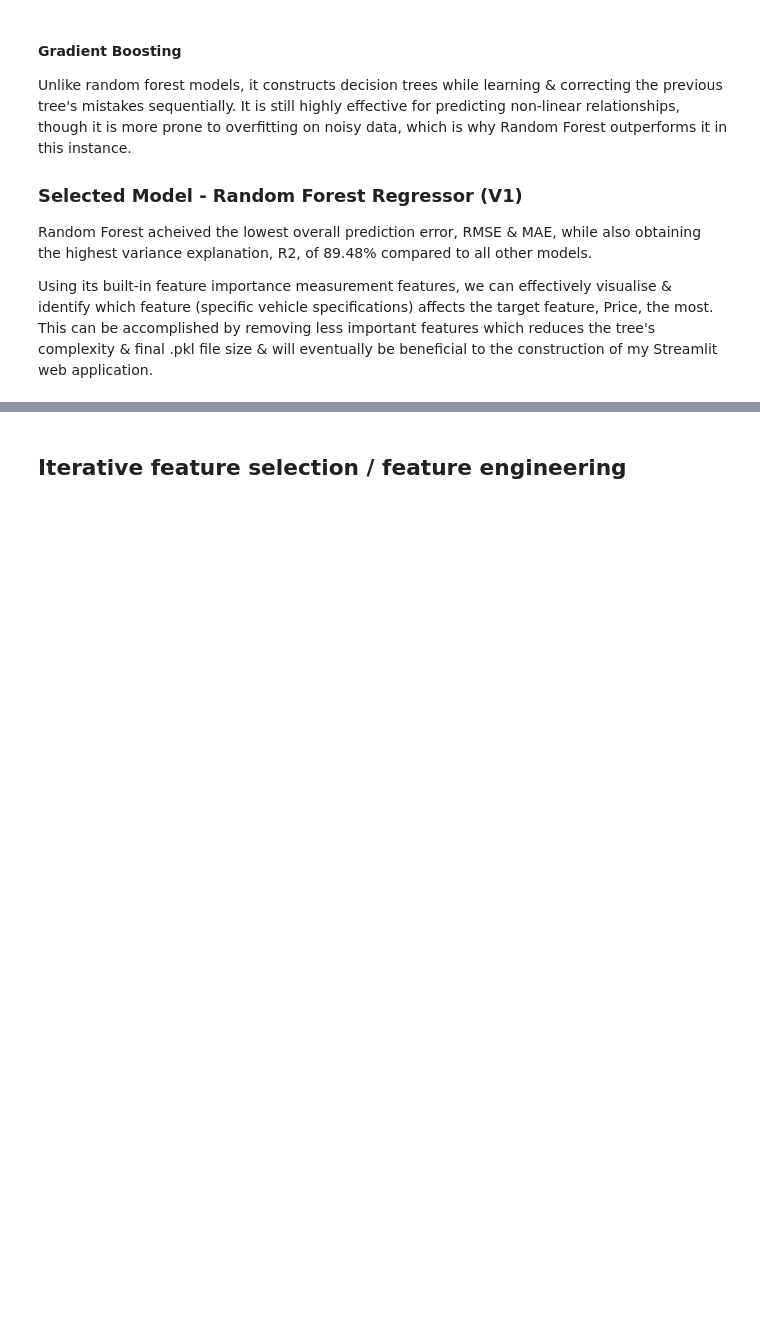
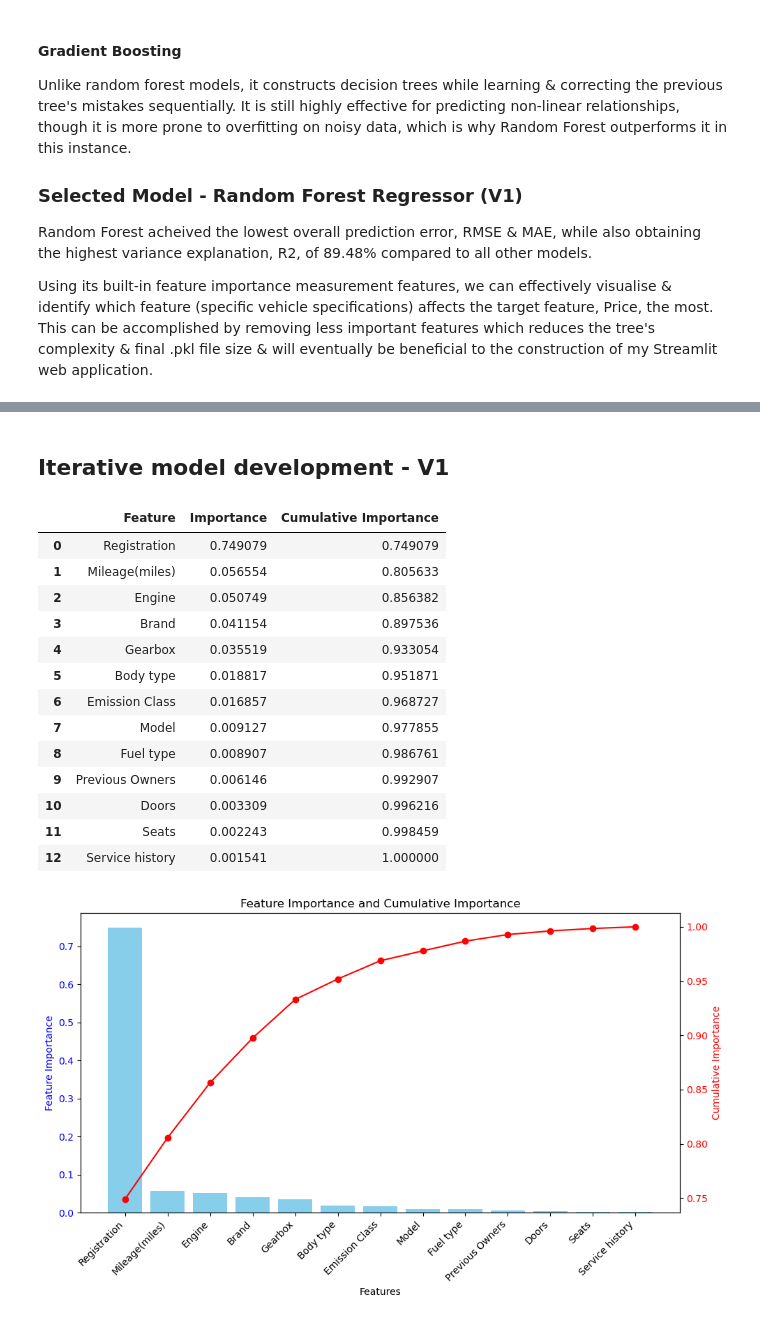
Before and after one commit to CommieDTP/MLDP2026-Used-Car-Price-Prediction, a Jupyter notebook: Car_Prices_Prediction_mldp.ipynb, the cells around one changed output, grey strips where cells are left out. Drawn from its saved outputs; the diff is of its cells as text; code cells hidden in the pictures; blank space fills up the shorter version.

```diff
--- a/Car_Prices_Prediction_mldp.ipynb
+++ b/Car_Prices_Prediction_mldp.ipynb
@@ -718,2 +896,60 @@ Using its built-in feature importance measurement features, we can effectively v
 # %% [markdown]
-## Iterative feature selection / feature engineering
+## Iterative model development - V1
+# %%
+## Further feature engineering / feature selection
+## Retreive feature importance from trained model
+df_dt_feat_impt = pd.DataFrame({
+    'Feature' : X_train.columns,
+    'Importance' : best_rs_rf_model.feature_importances_
+    })
+
+## Keep original important OHE features for further filtering below
+original_impt_features = df_dt_feat_impt.copy()
+
+## Obtain original feature from OHE feature names
+df_dt_feat_impt['Feature'] = df_dt_feat_impt['Feature'].str.rsplit('_', n=1).str[0]
+df_dt_feat_impt = df_dt_feat_impt.groupby('Feature')['Importance'].sum().sort_values(ascending=False).reset_index()
+
+## Calculate cumulative importance
+df_dt_feat_impt['Cumulative Importance'] = df_dt_feat_impt['Importance'].cumsum()
+
+display(df_dt_feat_impt)
+
+## Plot feature importance and cumulative importance
+
+fig, ax1 = plt.subplots(figsize=(10, 6))
+
+# Bar chart for feature importance
+
+ax1.bar(df_dt_feat_impt['Feature'], df_dt_feat_impt['Importance'], color='skyblue')
+ax1.set_xlabel('Features')
+ax1.set_ylabel('Feature Importance', color='blue')
+ax1.tick_params(axis='y', labelcolor='blue')
+ax1.set_xticklabels(df_dt_feat_impt['Feature'], rotation=45, ha='right')
+
+# Line chart for cumulative importance
+
+ax2 = ax1.twinx()
+ax2.plot(df_dt_feat_impt['Feature'], df_dt_feat_impt['Cumulative Importance'], color='red', marker='o')
+ax2.set_ylabel('Cumulative Importance', color='red')
+ax2.tick_params(axis='y', labelcolor='red')
+
+plt.title('Feature Importance and Cumulative Importance')
+plt.tight_layout()
+plt.show()
+# %% [output]
+|  | Feature | Importance | Cumulative Importance |
+| 0 | Registration | 0.749079 | 0.749079 |
+| 1 | Mileage(miles) | 0.056554 | 0.805633 |
+| 2 | Engine | 0.050749 | 0.856382 |
+| 3 | Brand | 0.041154 | 0.897536 |
+| 4 | Gearbox | 0.035519 | 0.933054 |
+| 5 | Body type | 0.018817 | 0.951871 |
+| 6 | Emission Class | 0.016857 | 0.968727 |
+| 7 | Model | 0.009127 | 0.977855 |
+| 8 | Fuel type | 0.008907 | 0.986761 |
+| 9 | Previous Owners | 0.006146 | 0.992907 |
+| 10 | Doors | 0.003309 | 0.996216 |
+| 11 | Seats | 0.002243 | 0.998459 |
+| 12 | Service history | 0.001541 | 1.000000 |
+[figure, added]
```
Also changed, not shown: parts of 13 cells of this notebook.
